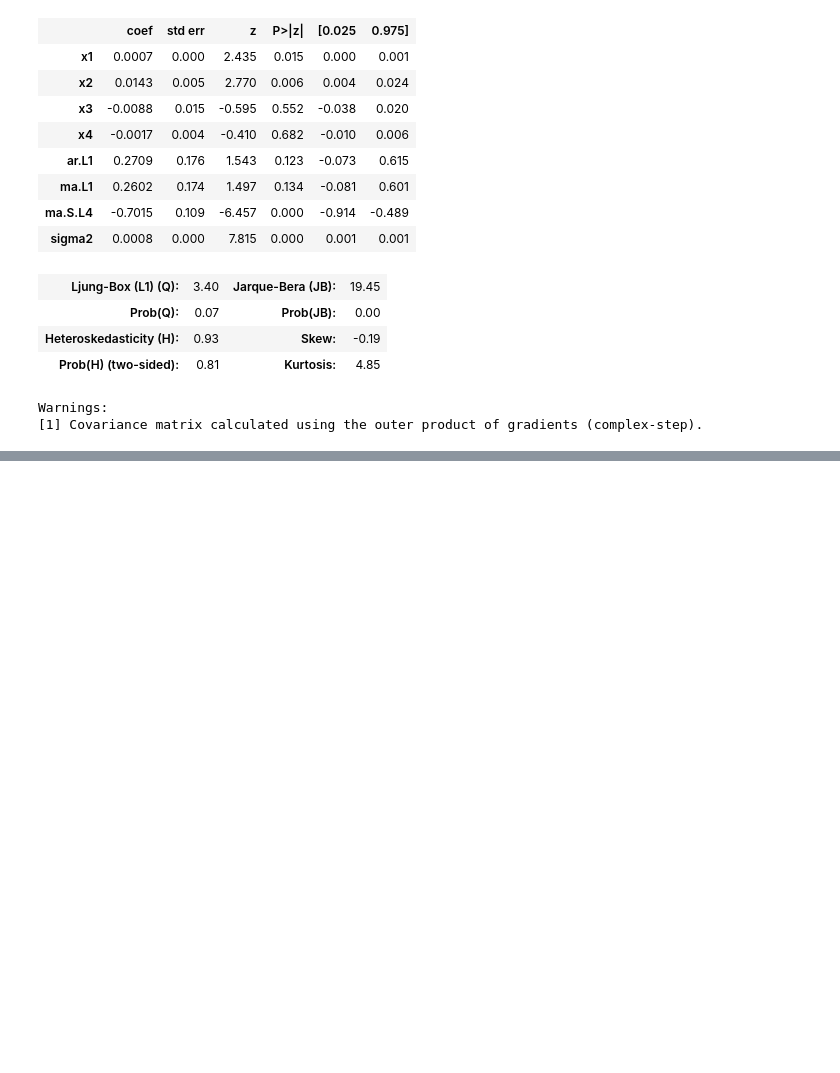
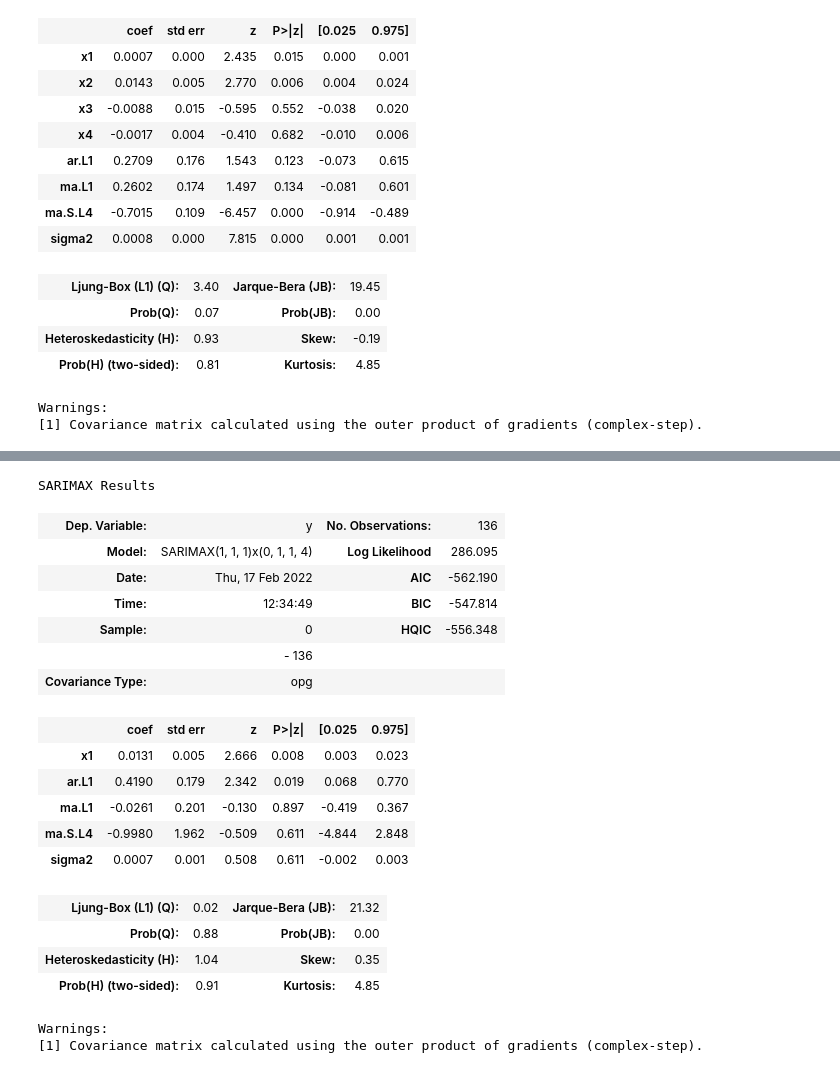
Before and after one commit to doublebigmak/housing_stats, a Jupyter notebook: forecasting/forecast_prices_22.ipynb, the cells around one changed output, grey strips where cells are left out. Drawn from its saved outputs; the diff is of its cells as text; code cells hidden in the pictures; blank space fills up the shorter version.

```diff
--- a/forecasting/forecast_prices_22.ipynb
+++ b/forecasting/forecast_prices_22.ipynb
@@ -349,0 +373,23 @@ Warnings:
+# %%
+model_fit.summary()
+# %% [output]
+SARIMAX Results
+| Dep. Variable: | y | No. Observations: | 136 |
+| Model: | SARIMAX(1, 1, 1)x(0, 1, 1, 4) | Log Likelihood | 286.095 |
+| Date: | Thu, 17 Feb 2022 | AIC | -562.190 |
+| Time: | 12:34:49 | BIC | -547.814 |
+| Sample: | 0 | HQIC | -556.348 |
+|  | - 136 |  |  |
+| Covariance Type: | opg |  |  |
+|  | coef | std err | z | P>|z| | [0.025 | 0.975] |
+| x1 | 0.0131 | 0.005 | 2.666 | 0.008 | 0.003 | 0.023 |
+| ar.L1 | 0.4190 | 0.179 | 2.342 | 0.019 | 0.068 | 0.770 |
+| ma.L1 | -0.0261 | 0.201 | -0.130 | 0.897 | -0.419 | 0.367 |
+| ma.S.L4 | -0.9980 | 1.962 | -0.509 | 0.611 | -4.844 | 2.848 |
+| sigma2 | 0.0007 | 0.001 | 0.508 | 0.611 | -0.002 | 0.003 |
+| Ljung-Box (L1) (Q): | 0.02 | Jarque-Bera (JB): | 21.32 |
+| Prob(Q): | 0.88 | Prob(JB): | 0.00 |
+| Heteroskedasticity (H): | 1.04 | Skew: | 0.35 |
+| Prob(H) (two-sided): | 0.91 | Kurtosis: | 4.85 |
+Warnings:
+[1] Covariance matrix calculated using the outer product of gradients (complex-step).
```
Also changed, not shown: parts of 4 cells of this notebook.
